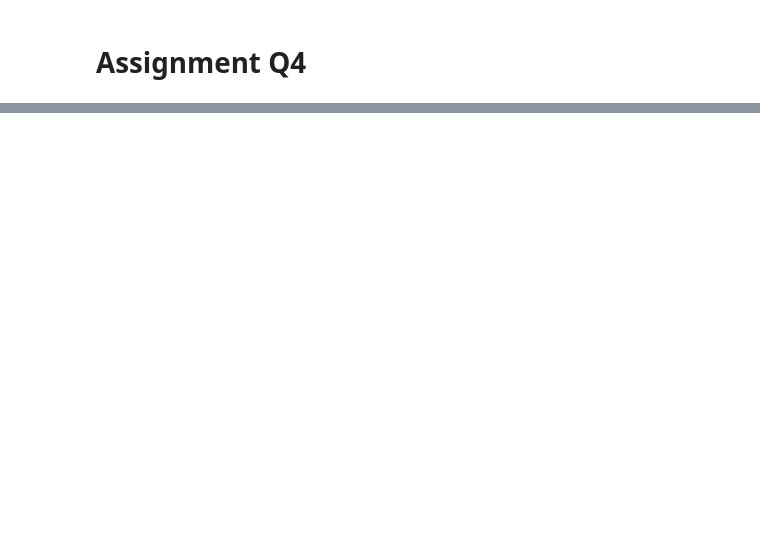
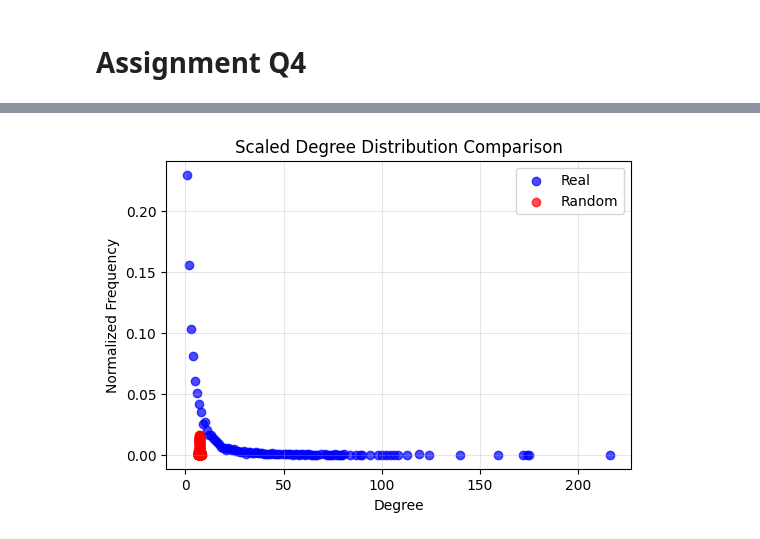
Before and after one commit to DhvanilSheth/NetworkScience, a Jupyter notebook: Assignment1/Q4.ipynb, the cells around one changed output, grey strips where cells are left out. Cells and saved outputs as stored; diff of their text form; code cells hidden in the pictures; blank space fills up the shorter version.

```diff
--- a/Assignment1/Q4.ipynb
+++ b/Assignment1/Q4.ipynb
@@ -95,0 +58,29 @@ Implied random graph edge probability p = 0.00314
+# %%
+def main():
+    # 1. Read real-world network edges from CSV
+    A_real, deg_real = read_edgelist_csv("C://Users//dhvan//Downloads//NetworkScience//Assignment1//undirected_graph//lastfm_asia_edges.csv")
+    N = A_real.shape[0]
+    M = np.sum(A_real) // 2  # number of edges in real graph
+
+    # 2. Probability for Gilbert random graph to have similar edge count
+    # expected edges ~ p * (N*(N-1)/2), so p ~ 2M / (N*(N-1))
+    p = (2 * M) / (N * (N - 1))
+
+    # 3. Generate 100 random instances and average their degree distributions
+    all_degs_random = []
+    for _ in range(100):
+        A_rand = gilbert_random_graph(N, p)
+        deg_rand = np.sum(A_rand, axis=1)
+        all_degs_random.append(deg_rand)
+
+    # Combine or average the degrees in any manner as needed.
+    # Here we just pick one instance to plot or you can average vector entries.
+    deg_random_avg = np.mean(all_degs_random, axis=0)
+
+    # 4. Plot the normalized degree distribution for real vs random
+    plot_normalized_degree_distribution(deg_real, deg_random_avg)
+
+if __name__ == "__main__":
+    main()
+# %% [output]
+[figure, added]
```
Also changed, not shown: parts of 3 cells of this notebook, 14 other files.
